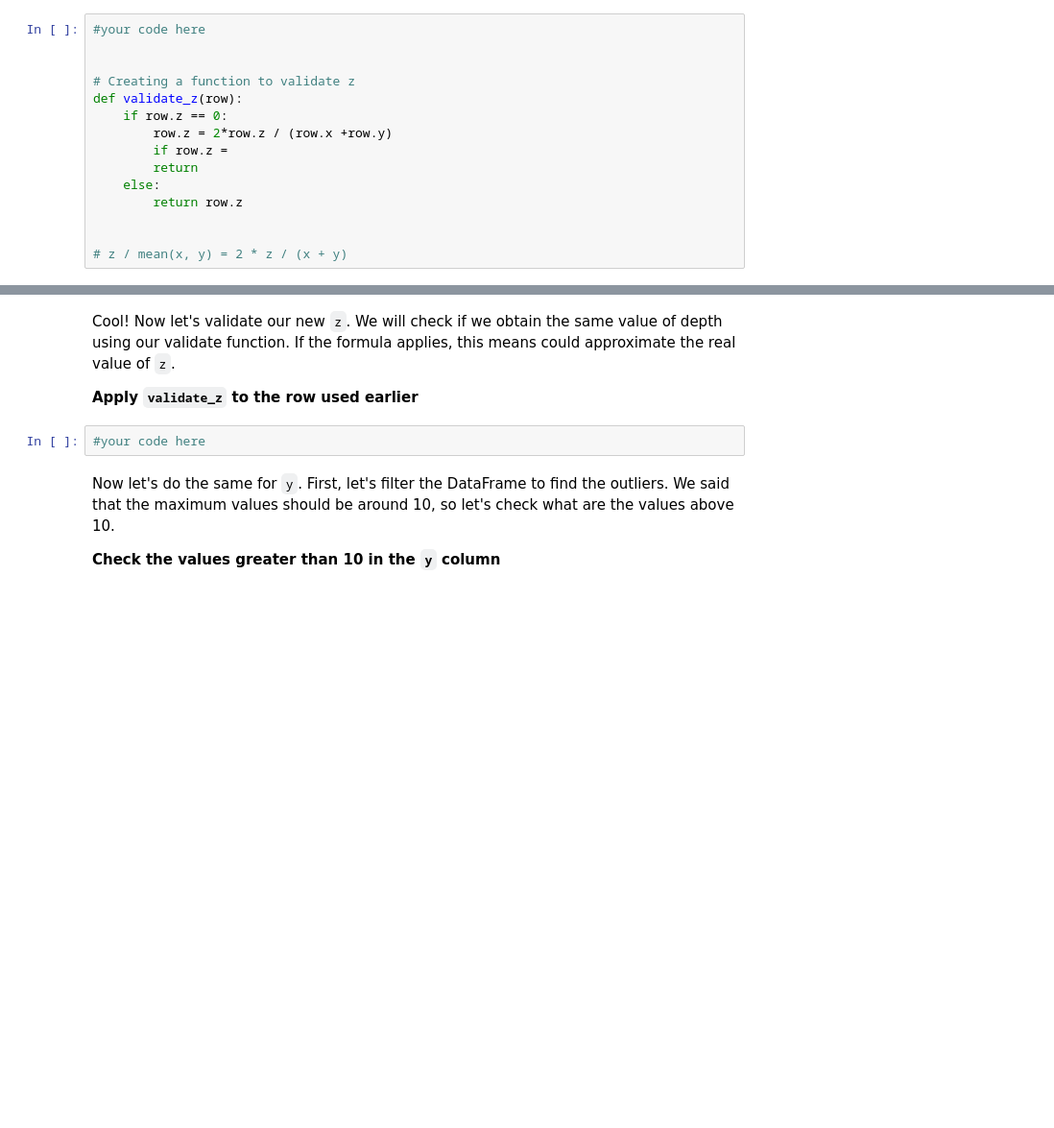
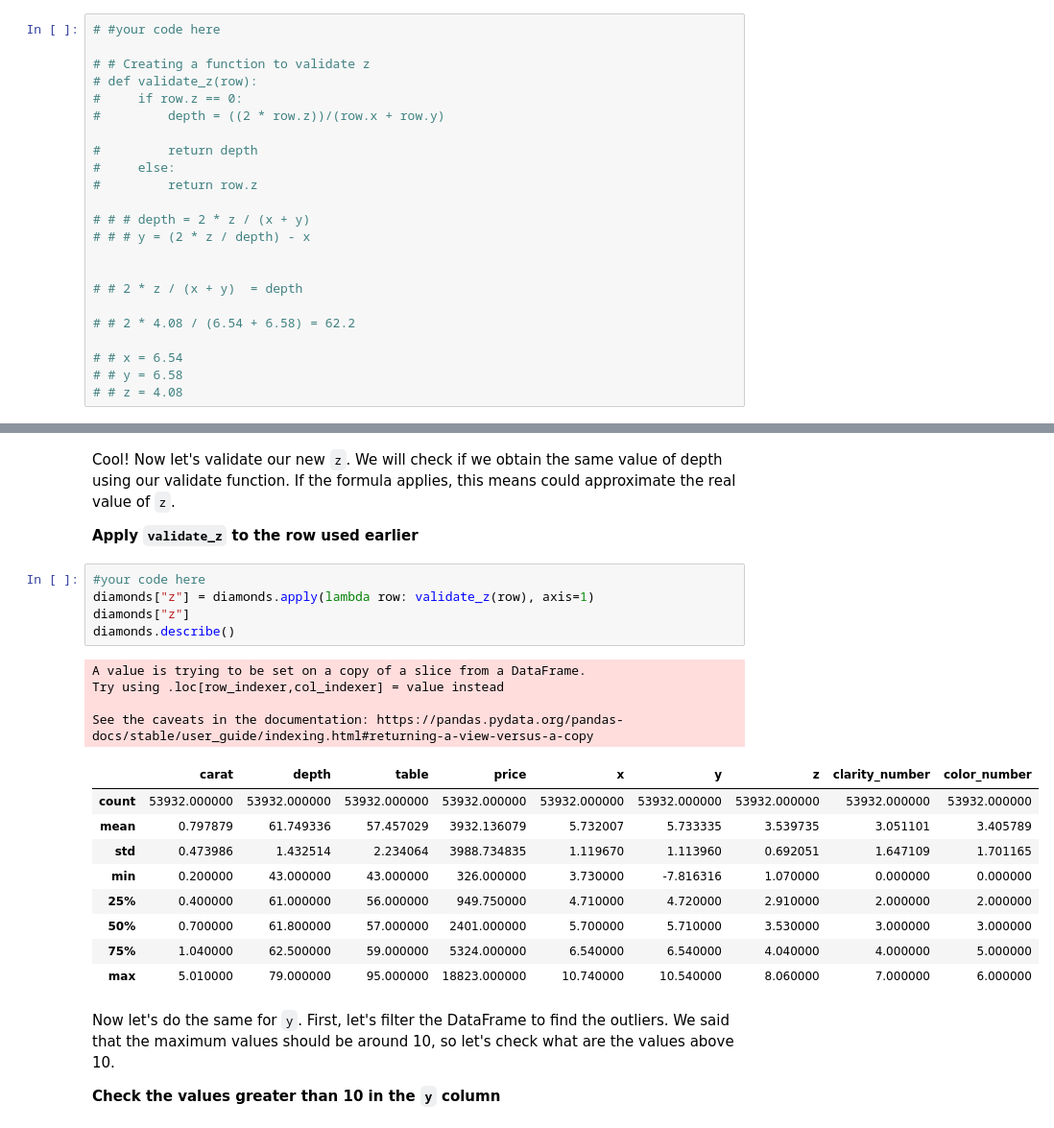
Before and after one commit to roosbot/Bootcamp-Assignments, a Jupyter notebook: module-2/M2-mini-project1/1.-Data Cleaning.ipynb, the cells around one changed output, grey strips where cells are left out. Shown at 96% size. Drawn from its saved outputs; the diff is of its cells as text; blank space fills up the shorter version.

```diff
--- a/module-2/M2-mini-project1/1.-Data Cleaning.ipynb
+++ b/module-2/M2-mini-project1/1.-Data Cleaning.ipynb
@@ -310,18 +310,26 @@ Since we need to be 100% sure of our data, let's create a function that validate
 
 **Create a function named `validate_z` that compares the `z`  in cells above with the one thrown by the formula and run it with the rows you changed in the cells above**
 # %%
-#your code here
+# #your code here
+
+# # Creating a function to validate z
+# def validate_z(row):
+#     if row.z == 0:
+#         depth = ((2 * row.z))/(row.x + row.y)
+
+#         return depth
+#     else:
+#         return row.z
+
+# # # depth = 2 * z / (x + y)
+# # # y = (2 * z / depth) - x
 
 
-# Creating a function to validate z
-def validate_z(row):
-    if row.z == 0:
-        row.z = 2*row.z / (row.x +row.y)
-        if row.z =
-        return
-    else:
-        return row.z
+# # 2 * z / (x + y)  = depth
 
+# # 2 * 4.08 / (6.54 + 6.58) = 62.2
 
-# z / mean(x, y) = 2 * z / (x + y)
+# # x = 6.54
+# # y = 6.58
+# # z = 4.08
 # %%
@@ -505,8 +515,25 @@ Name: 48410, dtype: object
 Cool! Now let's validate our new `z`. We will check if we obtain the same value of depth using our validate function. If the formula applies, this means could approximate the real value of `z`.
 
 **Apply `validate_z` to the row used earlier**
-# %%
-#your code here
+# %%
+#your code here
+diamonds["z"] = diamonds.apply(lambda row: validate_z(row), axis=1)
+diamonds["z"]
+diamonds.describe()
+# %% [output]
+A value is trying to be set on a copy of a slice from a DataFrame.
+Try using .loc[row_indexer,col_indexer] = value instead
+
+See the caveats in the documentation: https://pandas.pydata.org/pandas-docs/stable/user_guide/indexing.html#returning-a-view-versus-a-copy
+|  | carat | depth | table | price | x | y | z | clarity_number | color_number |
+| count | 53932.000000 | 53932.000000 | 53932.000000 | 53932.000000 | 53932.000000 | 53932.000000 | 53932.000000 | 53932.000000 | 53932.000000 |
+| mean | 0.797879 | 61.749336 | 57.457029 | 3932.136079 | 5.732007 | 5.733335 | 3.539735 | 3.051101 | 3.405789 |
+| std | 0.473986 | 1.432514 | 2.234064 | 3988.734835 | 1.119670 | 1.113960 | 0.692051 | 1.647109 | 1.701165 |
+| min | 0.200000 | 43.000000 | 43.000000 | 326.000000 | 3.730000 | -7.816316 | 1.070000 | 0.000000 | 0.000000 |
+| 25% | 0.400000 | 61.000000 | 56.000000 | 949.750000 | 4.710000 | 4.720000 | 2.910000 | 2.000000 | 2.000000 |
+| 50% | 0.700000 | 61.800000 | 57.000000 | 2401.000000 | 5.700000 | 5.710000 | 3.530000 | 3.000000 | 3.000000 |
+| 75% | 1.040000 | 62.500000 | 59.000000 | 5324.000000 | 6.540000 | 6.540000 | 4.040000 | 4.000000 | 5.000000 |
+| max | 5.010000 | 79.000000 | 95.000000 | 18823.000000 | 10.740000 | 10.540000 | 8.060000 | 7.000000 | 6.000000 |
 # %% [markdown]
 Now let's do the same for `y`. First, let's filter the DataFrame to find the outliers. We said that the maximum values should be around 10, so let's check what are the values above 10.
 
```
Also changed, not shown: parts of 15 cells of this notebook, 11 other files.
